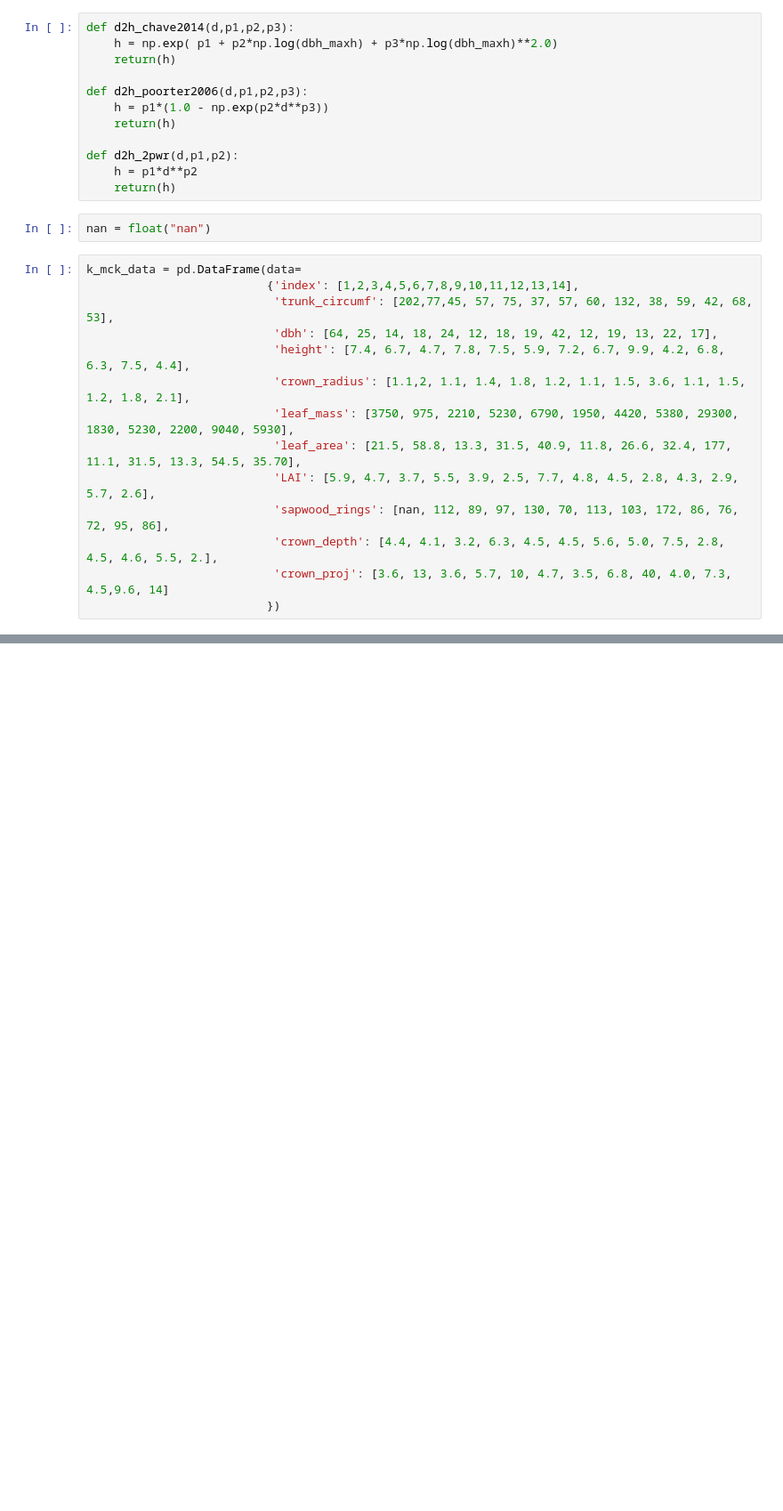
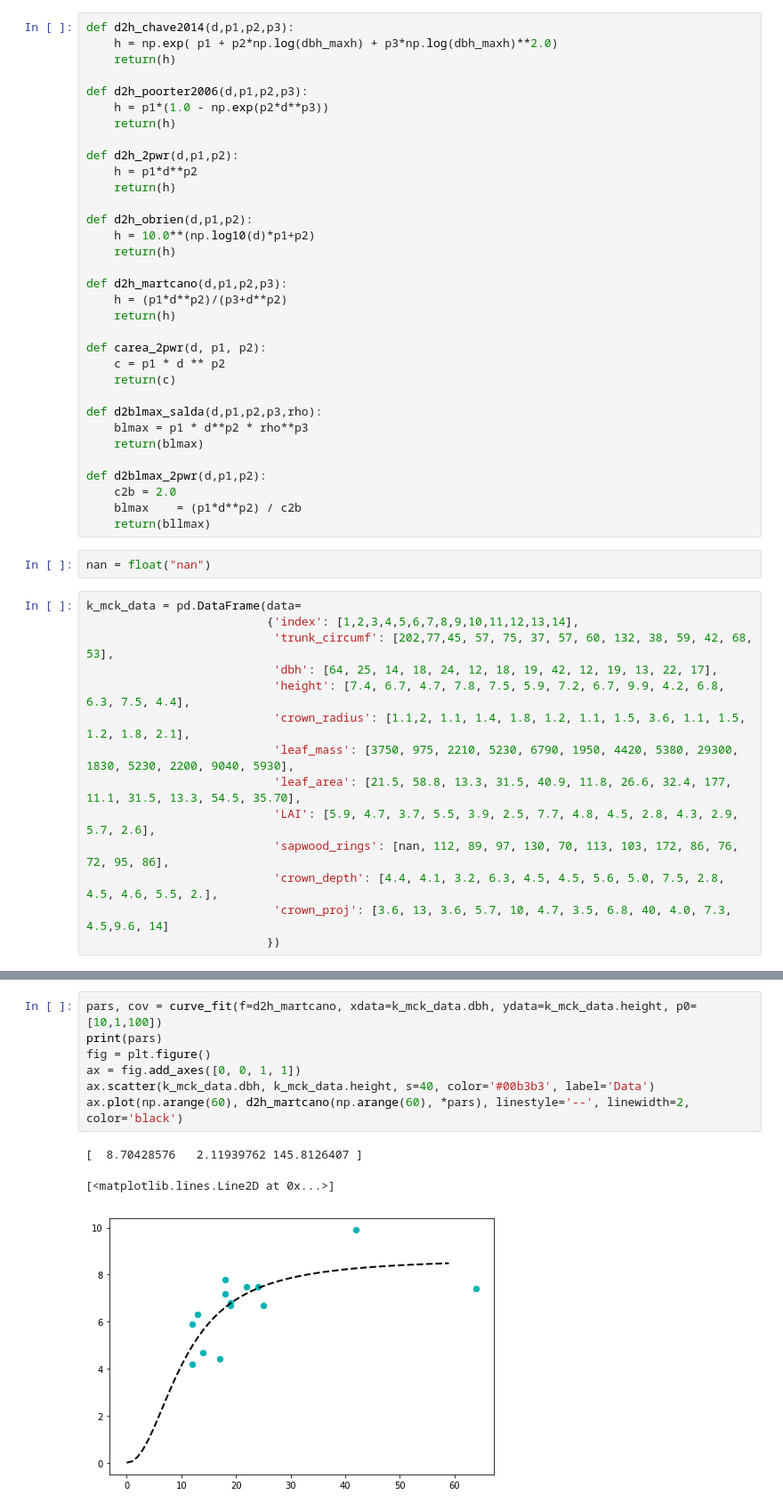
Before and after one commit to ckoven/fates_allometry, a Jupyter notebook: blue_oak_allometry.ipynb, the cells around one changed output, grey strips where cells are left out. Shown at 89% size. Saved outputs shown, nothing was run; the diff lists cells and outputs as text; blank space fills up the shorter version.

```diff
--- a/blue_oak_allometry.ipynb
+++ b/blue_oak_allometry.ipynb
@@ -14,6 +16,27 @@ def d2h_poorter2006(d,p1,p2,p3):
 def d2h_2pwr(d,p1,p2):
     h = p1*d**p2
     return(h)
+
+def d2h_obrien(d,p1,p2):
+    h = 10.0**(np.log10(d)*p1+p2)
+    return(h)
+
+def d2h_martcano(d,p1,p2,p3):
+    h = (p1*d**p2)/(p3+d**p2)
+    return(h)
+
+def carea_2pwr(d, p1, p2):
+    c = p1 * d ** p2
+    return(c)
+
+def d2blmax_salda(d,p1,p2,p3,rho):
+    blmax = p1 * d**p2 * rho**p3
+    return(blmax)
+
+def d2blmax_2pwr(d,p1,p2):
+    c2b = 2.0
+    blmax    = (p1*d**p2) / c2b
+    return(bllmax)
 # %%
 nan = float("nan")
 # %%
@@ -54,0 +78,11 @@ k_mck_data.plot.scatter(x="dbh", y="crown_proj")
+# %%
+pars, cov = curve_fit(f=d2h_martcano, xdata=k_mck_data.dbh, ydata=k_mck_data.height, p0=[10,1,100])
+print(pars)
+fig = plt.figure()
+ax = fig.add_axes([0, 0, 1, 1])
+ax.scatter(k_mck_data.dbh, k_mck_data.height, s=40, color='#00b3b3', label='Data')
+ax.plot(np.arange(60), d2h_martcano(np.arange(60), *pars), linestyle='--', linewidth=2, color='black')
+# %% [output]
+[  8.70428576   2.11939762 145.8126407 ]
+[<matplotlib.lines.Line2D at 0x...>]
+[figure, added]
```
Also changed, not shown: parts of 9 cells of this notebook.
